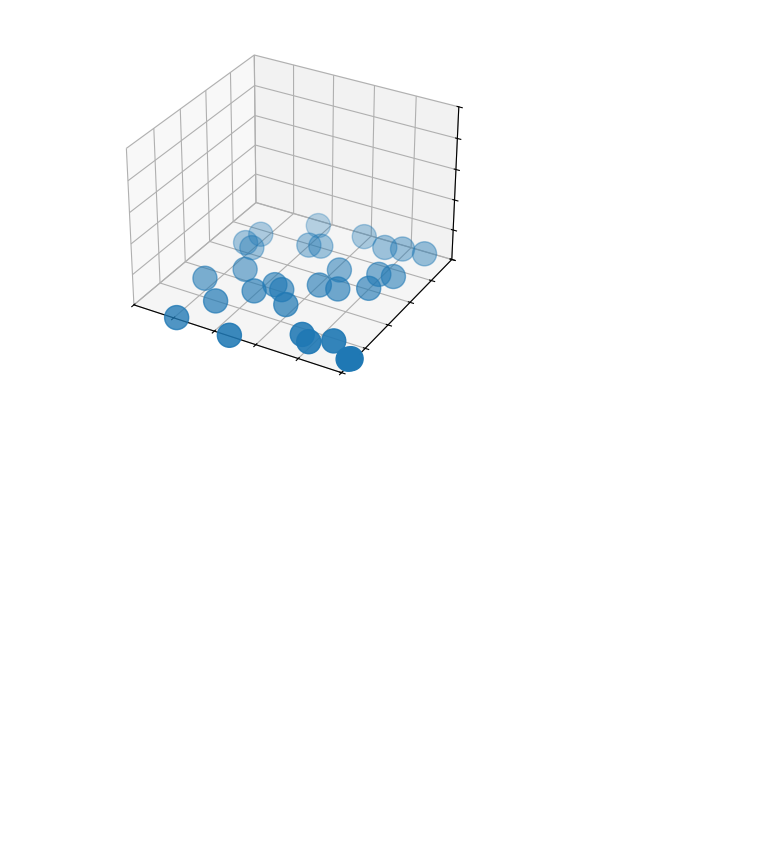
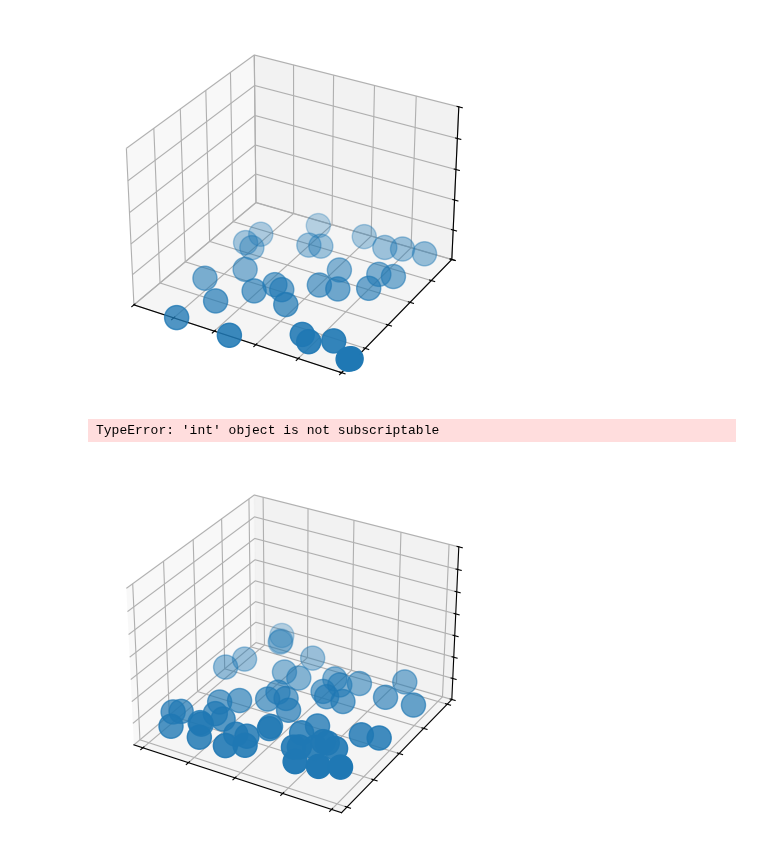
Before and after one commit to matt-banschbach/CMOR492-DWS, a Jupyter notebook: random_graph/random_graph_experiment.ipynb, the cells around one changed output. Saved outputs shown, nothing was run; the diff lists cells and outputs as text; code cells hidden in the pictures; blank space fills up the shorter version.

```diff
--- a/random_graph/random_graph_experiment.ipynb
+++ b/random_graph/random_graph_experiment.ipynb
@@ -167,3 +167,13 @@ ax.set_zlim([0, 1])
 plt.show()
 # %% [output]
 [figure]
+# %%
+pts = np.array([np.random.uniform([-20, -20, 0], [20, 20, 5]) for _ in range(50)])
+G = nx.Graph()
+for i in range(len(pts)):
+    G.add_node(i, pos=tuple(pts[i]))
+
+for i in range(len(pts)):
+        for j in range(i+1, len(pts)):
+            distance = np.linalg.norm(pts[i] - pts[j])
+            G.add_edge(i, j, distance=distance)
@@ -169,0 +182,25 @@ plt.show()
+# %%
+elevations = np.array([node.get_attr for node in G.nodes])
+elev_sorted = np.argsort(elevations)[:5]
+# %% [output]
+TypeError: 'int' object is not subscriptable
+# %%
+# Create a NetworkX graph
+G = nx.Graph()
+for i in range(len(pts)):
+    G.add_node(i, pos=tuple(pts[i]))
+
+# Visualize the graph in 3D
+fig = plt.figure()
+ax = fig.add_subplot(111, projection='3d')
+
+nx.draw_networkx_nodes(G, pos=nx.get_node_attributes(G, 'pos'), ax=ax)
+
+# Adjust the plot limits
+ax.set_xlim([-22, 22])
+ax.set_ylim([-22, 22])
+ax.set_zlim([-1, 6])
+
+plt.show()
+# %% [output]
+[figure, added]
```
Also changed, not shown: parts of 1 cell of this notebook, 1 other file.
